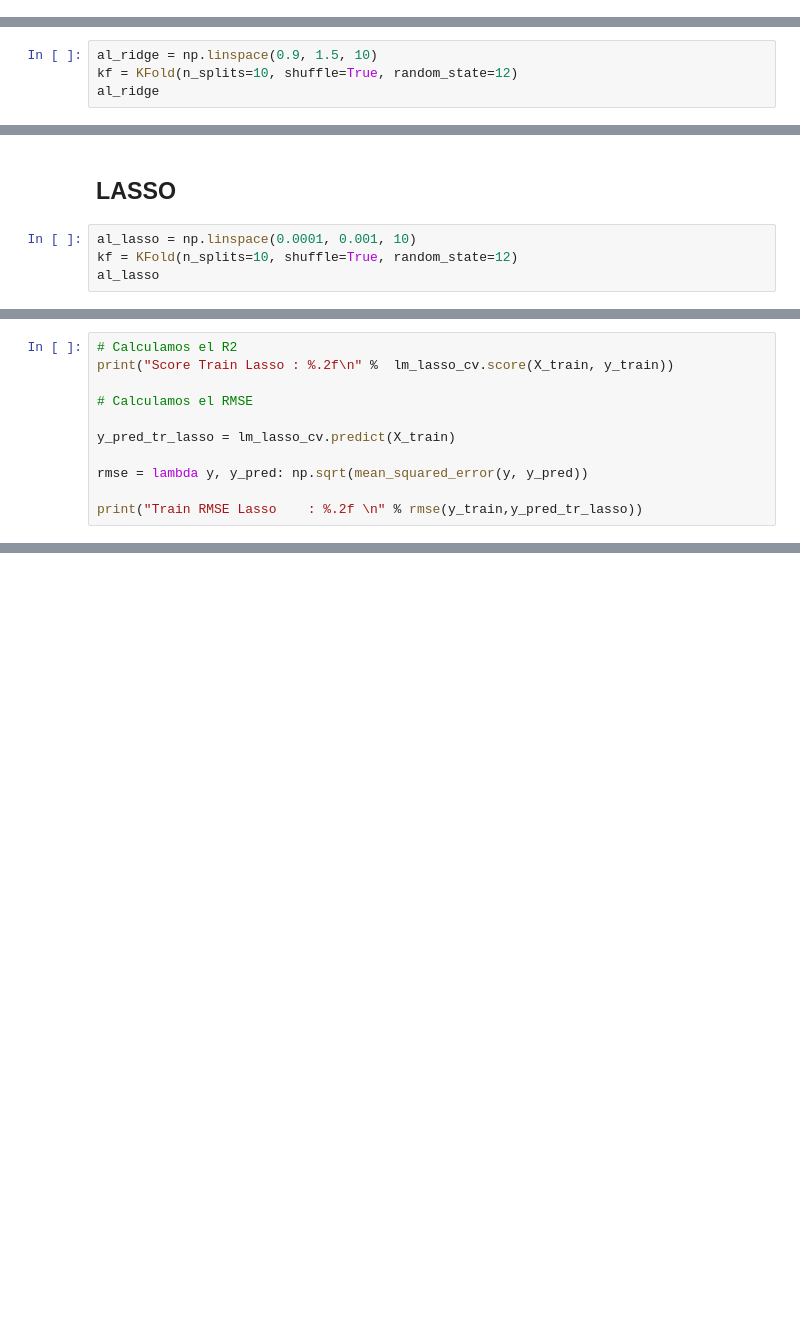
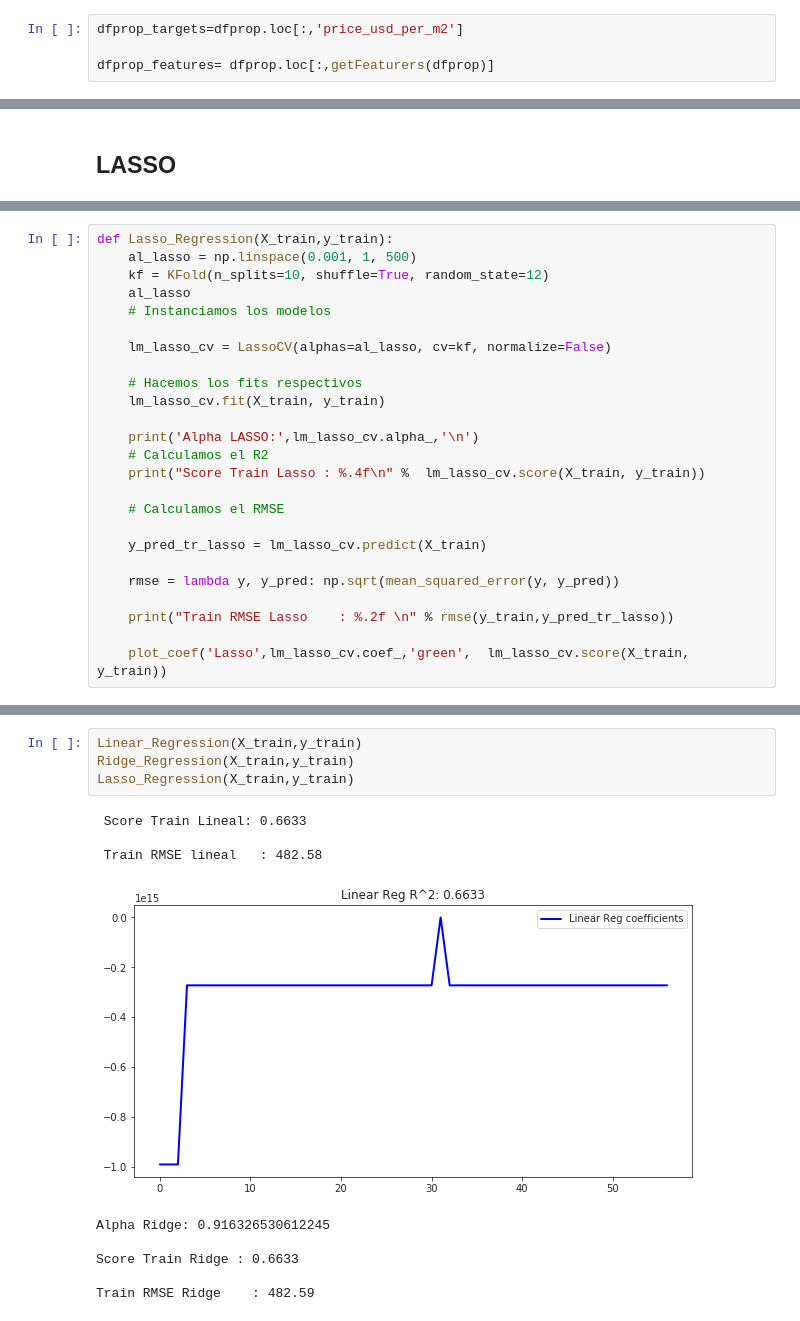
Before and after one commit to rgvillar/properati, a Jupyter notebook: Grupo7_Dummies_y_ML.ipynb, the cells around one changed output, grey strips where cells are left out. Drawn from its saved outputs; the diff is of its cells as text; blank space fills up the shorter version.

```diff
--- a/Grupo7_Dummies_y_ML.ipynb
+++ b/Grupo7_Dummies_y_ML.ipynb
@@ -221,3 +171,7 @@ dfprop_features.shape
+# %%
+dfprop_targets=dfprop.loc[:,'price_usd_per_m2']
+
+dfprop_features= dfprop.loc[:,getFeaturers(dfprop)]
 # %%
 #PRIMER SEPARACION HOLDOUT - SAMPLE 100
 X, X_holdout, y, y_holdout = train_test_split(dfprop_features, dfprop_targets, test_size=100, random_state=53)
@@ -267,6 +229,2 @@ print(" Train RMSE lineal   : %.2f \n" % rmse(y_train,y_pred_tr_lm))
 # %% [markdown]
 ## Ridge
-# %%
-al_ridge = np.linspace(0.9, 1.5, 10)
-kf = KFold(n_splits=10, shuffle=True, random_state=12)
-al_ridge
@@ -303,6 +256,2 @@ Train RMSE Ridge    : 480.83
 # %% [markdown]
 ## LASSO
-# %%
-al_lasso = np.linspace(0.0001, 0.001, 10)
-kf = KFold(n_splits=10, shuffle=True, random_state=12)
-al_lasso
@@ -323,11 +258,25 @@ Alpha LASSO: 0.00039999999999999996
 # %%
-# Calculamos el R2
-print("Score Train Lasso : %.2f\n" %  lm_lasso_cv.score(X_train, y_train))
+def Lasso_Regression(X_train,y_train):
+    al_lasso = np.linspace(0.001, 1, 500)
+    kf = KFold(n_splits=10, shuffle=True, random_state=12)
+    al_lasso
+    # Instanciamos los modelos
 
-# Calculamos el RMSE
+    lm_lasso_cv = LassoCV(alphas=al_lasso, cv=kf, normalize=False)
 
-y_pred_tr_lasso = lm_lasso_cv.predict(X_train)
+    # Hacemos los fits respectivos
+    lm_lasso_cv.fit(X_train, y_train)
 
-rmse = lambda y, y_pred: np.sqrt(mean_squared_error(y, y_pred))
+    print('Alpha LASSO:',lm_lasso_cv.alpha_,'\n')
+    # Calculamos el R2
+    print("Score Train Lasso : %.4f\n" %  lm_lasso_cv.score(X_train, y_train))
 
-print("Train RMSE Lasso    : %.2f \n" % rmse(y_train,y_pred_tr_lasso))
+    # Calculamos el RMSE
+
+    y_pred_tr_lasso = lm_lasso_cv.predict(X_train)
+
+    rmse = lambda y, y_pred: np.sqrt(mean_squared_error(y, y_pred))
+
+    print("Train RMSE Lasso    : %.2f \n" % rmse(y_train,y_pred_tr_lasso))
+
+    plot_coef('Lasso',lm_lasso_cv.coef_,'green',  lm_lasso_cv.score(X_train, y_train))
@@ -353,0 +285,14 @@ al_net =lm_lasso_cv.alpha_
+# %%
+Linear_Regression(X_train,y_train)
+Ridge_Regression(X_train,y_train)
+Lasso_Regression(X_train,y_train)
+# %% [output]
+ Score Train Lineal: 0.6633
+
+ Train RMSE lineal   : 482.58
+[figure, added]
+Alpha Ridge: 0.916326530612245
+
+Score Train Ridge : 0.6633
+
+Train RMSE Ridge    : 482.59
```
Also changed, not shown: parts of 70 cells of this notebook.
